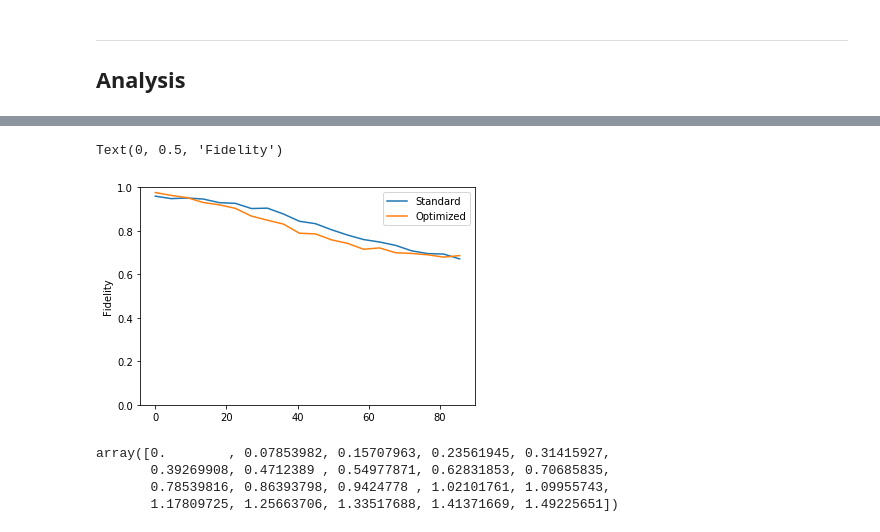
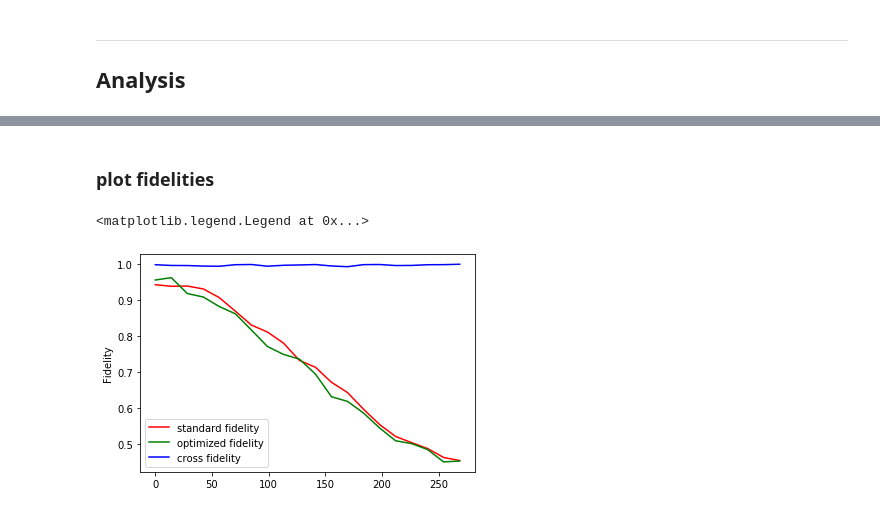
Before and after one commit to singular-value/optimizations_via_openpulse, a Jupyter notebook: ZZ_Interaction_EXPERIMENT.ipynb, the cells around one changed output, grey strips where cells are left out. Drawn from its saved outputs; the diff is of its cells as text; code cells hidden in the pictures.

```diff
--- a/ZZ_Interaction_EXPERIMENT.ipynb
+++ b/ZZ_Interaction_EXPERIMENT.ipynb
@@ -225,16 +184,2 @@ for standard, optimized, ideal in zip(standard_state_vectors, optimized_state_ve
-# %%
-plt.plot(thetas * 180 / np.pi, standard_overlaps, label='Standard')
-plt.plot(thetas * 180 / np.pi, optimized_overlaps, label='Optimized')
-plt.legend()
-plt.ylim(0, 1)
-plt.ylabel('Fidelity')
-# %% [output]
-Text(0, 0.5, 'Fidelity')
-[figure, removed]
-# %%
-thetas
-# %% [output]
-array([0.        , 0.07853982, 0.15707963, 0.23561945, 0.31415927,
-       0.39269908, 0.4712389 , 0.54977871, 0.62831853, 0.70685835,
-       0.78539816, 0.86393798, 0.9424778 , 1.02101761, 1.09955743,
-       1.17809725, 1.25663706, 1.33517688, 1.41371669, 1.49225651])
+# %% [markdown]
+### plot fidelities
@@ -240,0 +192,27 @@ array([0.        , 0.07853982, 0.15707963, 0.23561945, 0.31415927,
+# %%
+from qiskit.quantum_info import state_fidelity
+
+standard_fidelities = []
+for sv1, sv2 in zip(standard_state_vectors, ideal_state_vectors):
+    fidelity = state_fidelity(sv1, sv2)
+    standard_fidelities.append(fidelity)
+
+optimized_fidelities = []
+for sv1, sv2 in zip(optimized_state_vectors, ideal_state_vectors):
+    fidelity = state_fidelity(sv1, sv2)
+    optimized_fidelities.append(fidelity)
+
+cross_fidelities = []
+for sv1, sv2 in zip(standard_state_vectors, optimized_state_vectors):
+    fidelity = state_fidelity(sv1, sv2)
+    cross_fidelities.append(fidelity)
+# %%
+# raw
+plt.plot(thetas * 180, standard_fidelities, 'r')
+plt.plot(thetas * 180, optimized_fidelities, 'g')
+plt.plot(thetas * 180, cross_fidelities, 'b')
+plt.ylabel('Fidelity')
+plt.legend(['standard fidelity', 'optimized fidelity', 'cross fidelity'])
+# %% [output]
+<matplotlib.legend.Legend at 0x...>
+[figure, added]
```
Also changed, not shown: parts of 23 cells of this notebook.
